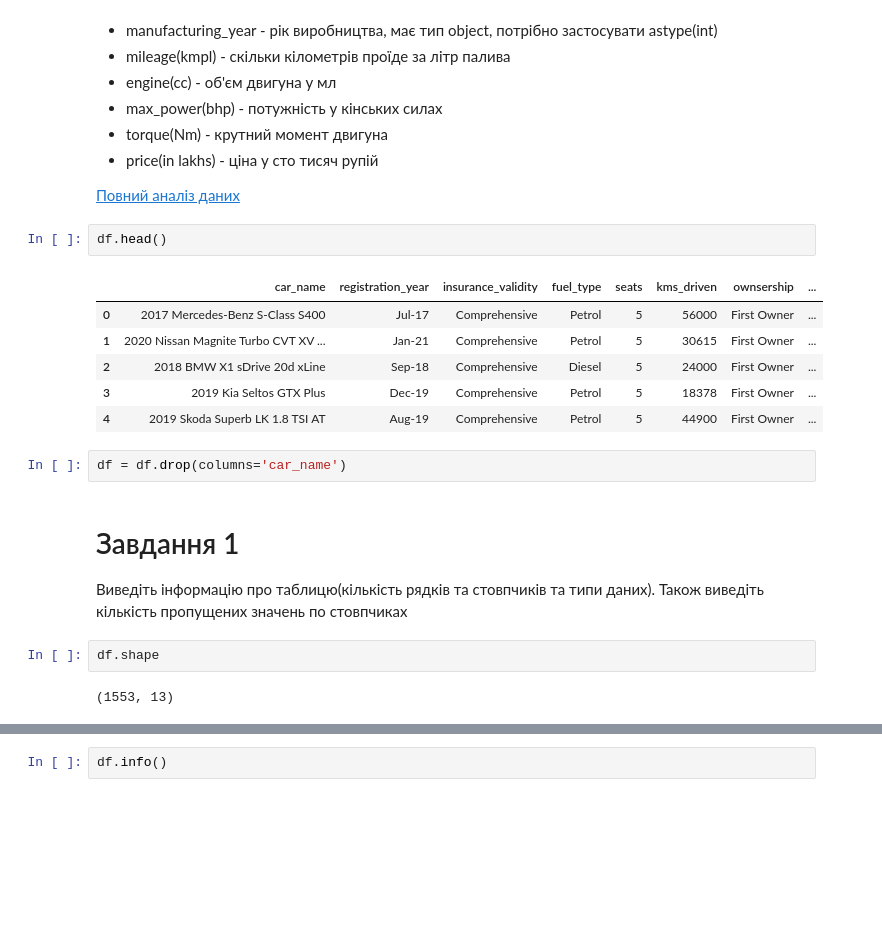
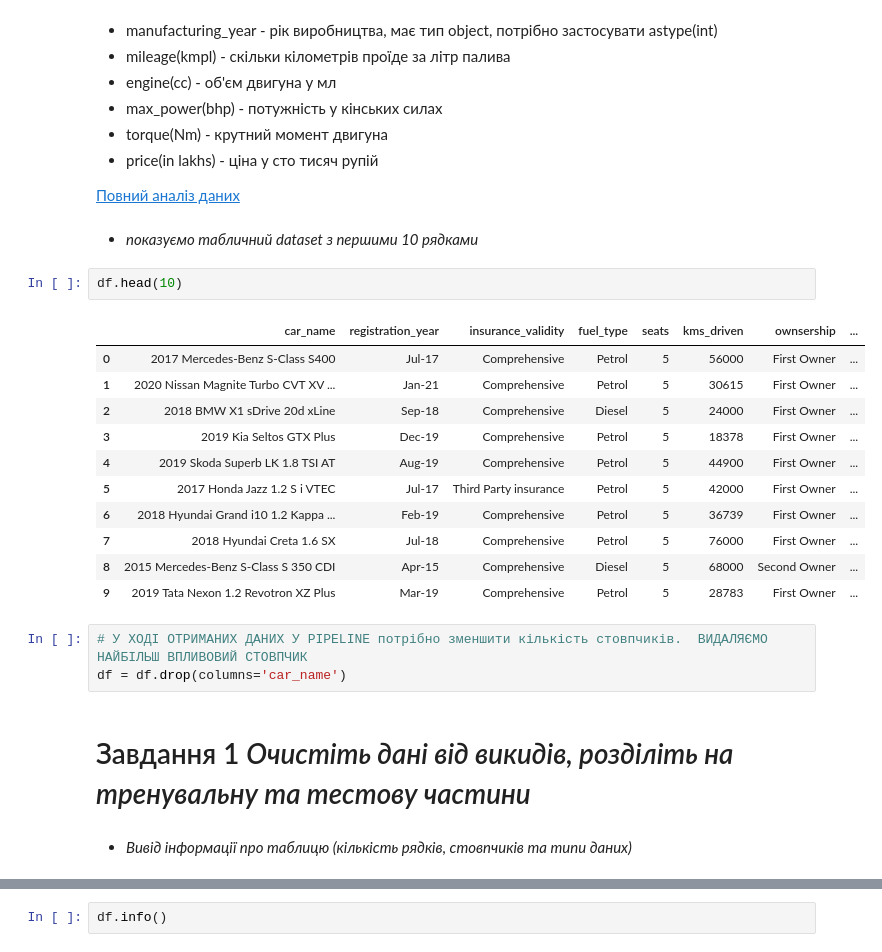
Before and after one commit to ValeriiSlynko/IT-STEP-Practice, a Jupyter notebook: Practice_Pandas/ClsWrk3_Psndas(pipepline).ipynb, the cells around one changed output, grey strips where cells are left out. Drawn from its saved outputs; the diff is of its cells as text; blank space fills up the shorter version.

```diff
--- a/Practice_Pandas/ClsWrk3_Psndas(pipepline).ipynb
+++ b/Practice_Pandas/ClsWrk3_Psndas(pipepline).ipynb
@@ -25,21 +30,26 @@ df = pd.read_csv("https://raw.githubusercontent.com/HalyshAnton/IT-Step-Pyton-AI
 * price(in lakhs) - ціна у сто тисяч рупій
 
 [Повний аналіз даних](https://www.kaggle.com/code/abdelrasoul/used-cars-prices-prediction)
+# %% [markdown]
+* *показуємо табличний dataset з першими 10 рядками*
 # %%
-df.head()
+df.head(10)
 # %% [output]
 |  | car_name | registration_year | insurance_validity | fuel_type | seats | kms_driven | ownsership | ... |
 | 0 | 2017 Mercedes-Benz S-Class S400 | Jul-17 | Comprehensive | Petrol | 5 | 56000 | First Owner | ... |
 | 1 | 2020 Nissan Magnite Turbo CVT XV ... | Jan-21 | Comprehensive | Petrol | 5 | 30615 | First Owner | ... |
 | 2 | 2018 BMW X1 sDrive 20d xLine | Sep-18 | Comprehensive | Diesel | 5 | 24000 | First Owner | ... |
 | 3 | 2019 Kia Seltos GTX Plus | Dec-19 | Comprehensive | Petrol | 5 | 18378 | First Owner | ... |
 | 4 | 2019 Skoda Superb LK 1.8 TSI AT | Aug-19 | Comprehensive | Petrol | 5 | 44900 | First Owner | ... |
+| 5 | 2017 Honda Jazz 1.2 S i VTEC | Jul-17 | Third Party insurance | Petrol | 5 | 42000 | First Owner | ... |
+| 6 | 2018 Hyundai Grand i10 1.2 Kappa ... | Feb-19 | Comprehensive | Petrol | 5 | 36739 | First Owner | ... |
+| 7 | 2018 Hyundai Creta 1.6 SX | Jul-18 | Comprehensive | Petrol | 5 | 76000 | First Owner | ... |
+| 8 | 2015 Mercedes-Benz S-Class S 350 CDI | Apr-15 | Comprehensive | Diesel | 5 | 68000 | Second Owner | ... |
+| 9 | 2019 Tata Nexon 1.2 Revotron XZ Plus | Mar-19 | Comprehensive | Petrol | 5 | 28783 | First Owner | ... |
-# %%
-df = df.drop(columns='car_name')
+# %%
+# У ХОДІ ОТРИМАНИХ ДАНИХ У PIPELINE потрібно зменшити кількість стовпчиків.  ВИДАЛЯЄМО НАЙБІЛЬШ ВПЛИВОВИЙ СТОВПЧИК
+df = df.drop(columns='car_name')
+# %% [markdown]
+# Завдання 1 *Очистіть дані від викидів, розділіть на тренувальну та тестову частини*
 # %% [markdown]
-# Завдання 1
-Виведіть інформацію про таблицю(кількість рядків та стовпчиків та типи даних). Також виведіть кількість пропущених значень по стовпчиках
+* *Вивід інформації про таблицю (кількість рядків, стовпчиків та типи даних)*
-# %%
-df.shape
-# %% [output]
-(1553, 13)
```
Also changed, not shown: parts of 51 cells of this notebook.
